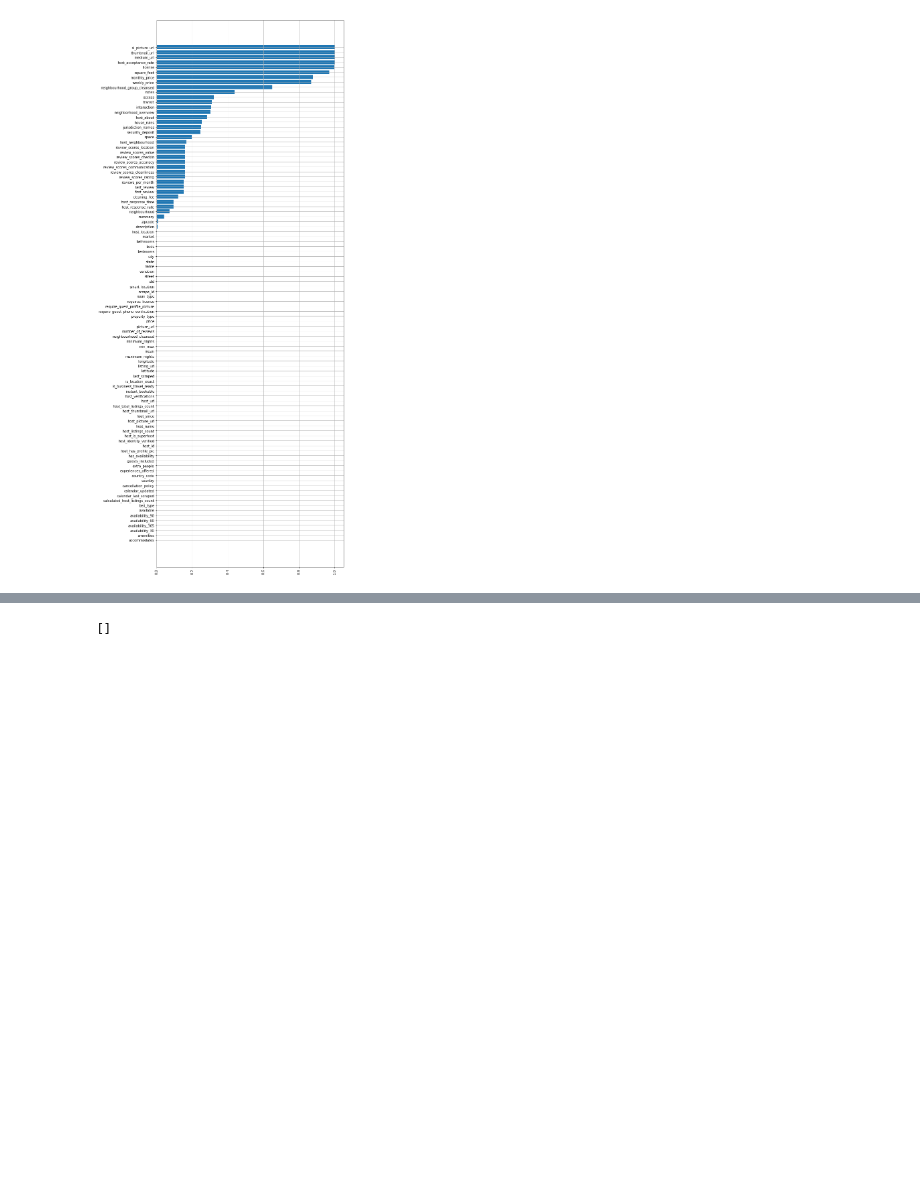
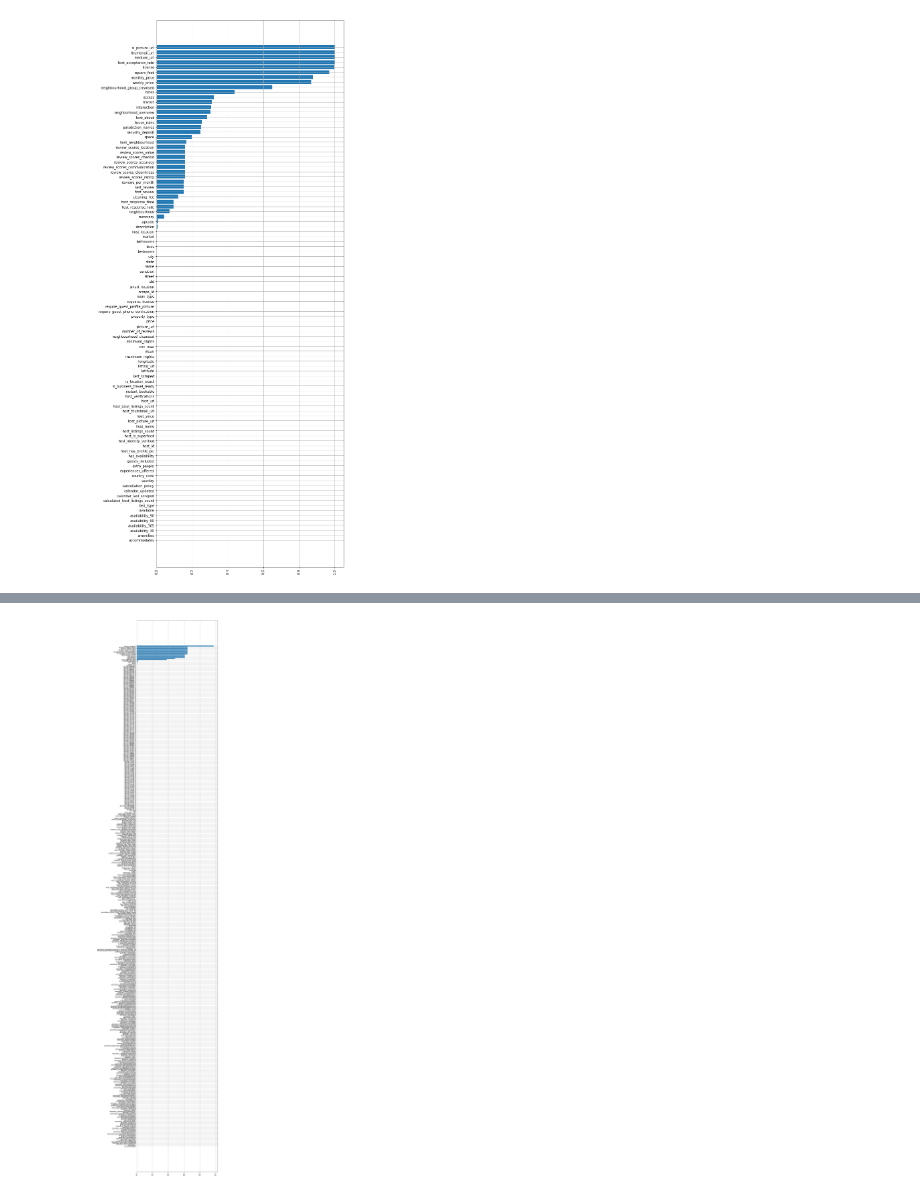
Before and after one commit to javierivanov/airbnbDSND, a Jupyter notebook: Airbnb_second_exploration.ipynb, the cells around one changed output, grey strips where cells are left out. Cells and saved outputs as stored; diff of their text form; code cells hidden in the pictures; blank space fills up the shorter version.

```diff
--- a/Airbnb_second_exploration.ipynb
+++ b/Airbnb_second_exploration.ipynb
@@ -395,5 +398,7 @@ non_numerical_cols_example = ['host_since',
                       'is_business_travel_ready',
                       'cancellation_policy',
                       'require_guest_profile_picture',
-                      'require_guest_phone_verification']
-len(non_numerical_cols_example)
+                      'require_guest_phone_verification',
+                      'price']
+
+to_drop_cols = list(set(listings_droped_cols.select_dtypes(include=np.object)) - set(non_numerical_cols_example))
@@ -682,22 +685,21 @@ non_numerical_cols = {
     'cleaning_fee': str_to_float,
     'extra_people': str_to_float,
     'zipcode': str_to_int,
-    'calendar_updated': date_ago_to_float
+    'calendar_updated': date_ago_to_float,
+    'price': str_to_float
 }
 dummies_set = [
     'room_type',
     'bed_type',
     'property_type',
-    'cancellation_policy'
+    'cancellation_policy',
+    'zipcode'
 ]
 
 lists_set = [
     'host_verifications',
     'amenities'
 ]
-list(set(non_numerical_cols_example) - set(non_numerical_cols) - set(dummies_set) - set(lists_set))
-# %% [output]
-[]
 # %%
 test = listings_droped_cols.copy()
 pd.options.display.max_columns = 100
@@ -706,3 +708,10 @@ for key in non_numerical_cols.keys():
 test = pd.get_dummies(test, columns=dummies_set, dummy_na=True)
 for l in lists_set:
     test = adding_cols_from_list(test, l)
+test = test.drop(lists_set, axis=1)
+# %%
+test = test.drop(to_drop_cols, axis=1)
+# %%
+show_nan_percentage(test, figsize=(10, 70))
+# %% [output]
+[figure, added]
```
Also changed, not shown: parts of 10 cells of this notebook.
